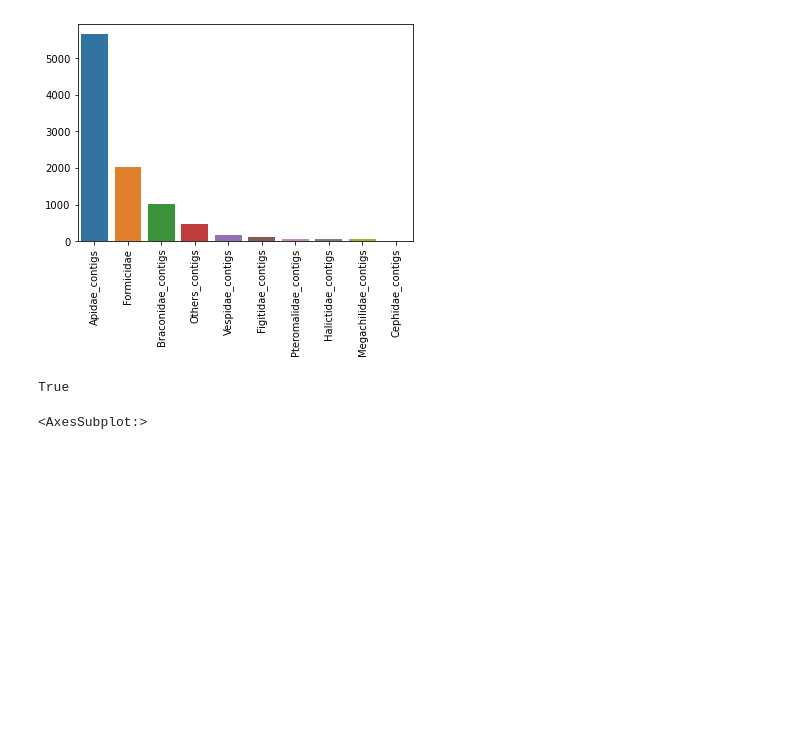
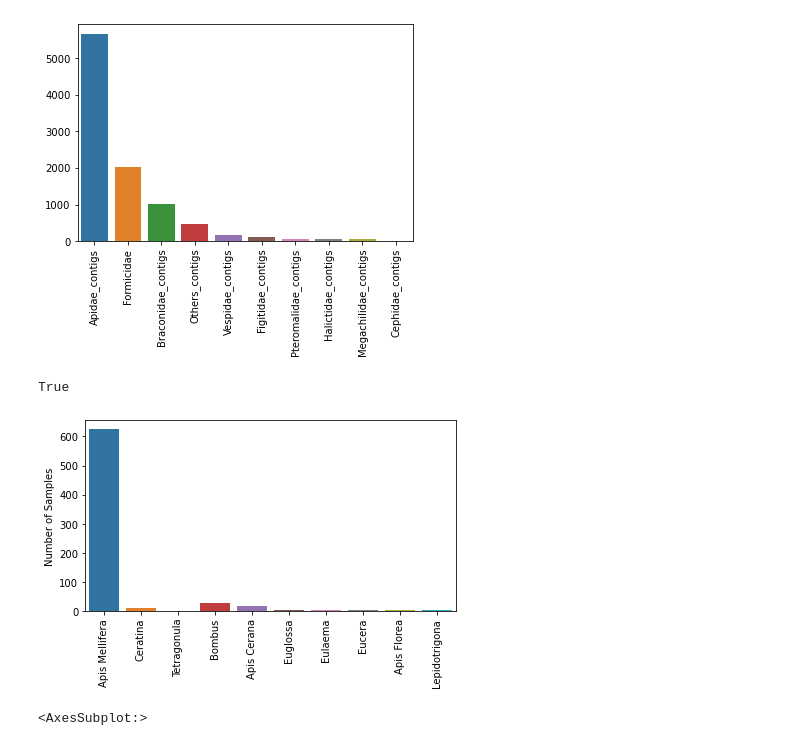
Before and after one commit to Matthijnssenslab/Bee_euvir, a Jupyter notebook: notebooks/5_Virussharing.ipynb, the cells around one changed output. Drawn from its saved outputs; the diff is of its cells as text; code cells hidden in the pictures; blank space fills up the shorter version.

```diff
--- a/notebooks/5_Virussharing.ipynb
+++ b/notebooks/5_Virussharing.ipynb
@@ -559,6 +560,28 @@ Lepidotrigona_contigs = []
 for i in list(covmat.columns):
     if i.split('.')[0] in Lepidotrigona_Runs:
         Lepidotrigona_contigs.append(i)
+# %%
+#Just get some barplots on the samples per eukaryotic family. This is quite skewed, but we assume that they are sampled completely. (This is a big flaw, but can't do anything about it).
+apilen = [
+    len(ApisMellifera_Runs),
+    len(Ceratina_Runs),
+    len(Tetragonula_Runs),
+    len(Bombus_Runs),
+    len(ApisCerana_Runs),
+    len(Euglossa_Runs),
+    len(Eulaema_Runs),
+    len(Eucera_Runs),
+    len(ApisFlorea_Runs),
+    len(Lepidotrigona_Runs)
+]
+
+g = sns.barplot(x = ['Apis Mellifera', 'Ceratina', 'Tetragonula', 'Bombus', 'Apis Cerana', 'Euglossa', 'Eulaema', 'Eucera', 'Apis Florea', 'Lepidotrigona'], y=apilen)
+g.set_xticklabels(g.get_xticklabels(), rotation=90)
+g.set(ylabel='Number of Samples')
+plt.tight_layout()
+g.figure.savefig("../Figures/Sharing_samplePerapid.png",dpi=300)
+# %% [output]
+[figure, added]
 # %%
 #Now apidae vs Apidae
 Mellifera_Ceratina = Ceratina_cov[ApisMellifera_contigs][Ceratina_cov[ApisMellifera_contigs] > 0.1].count()
```
Also changed, not shown: parts of 1 cell of this notebook, 24 other files.
